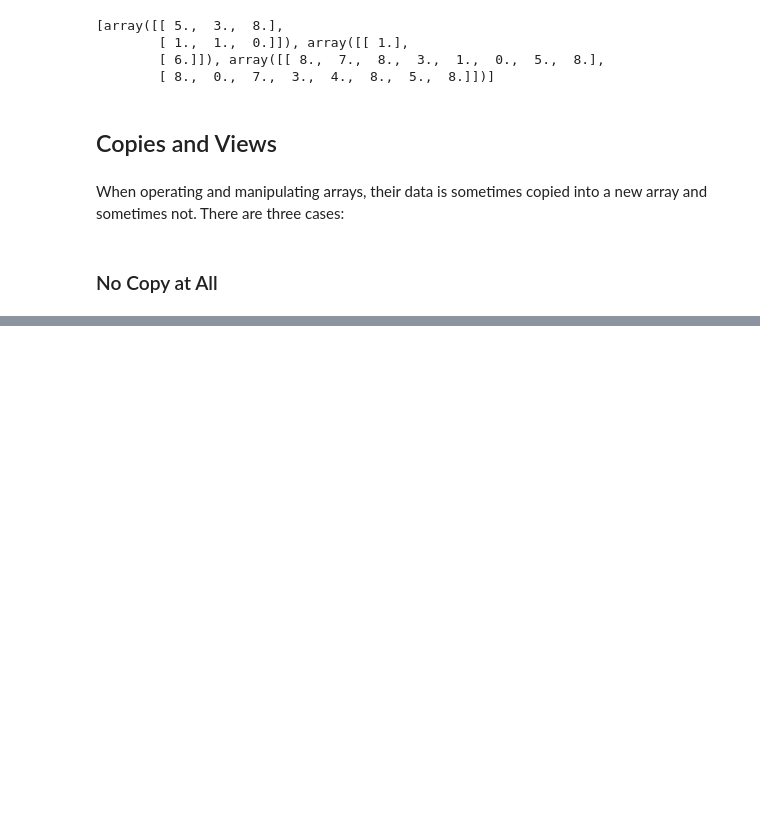
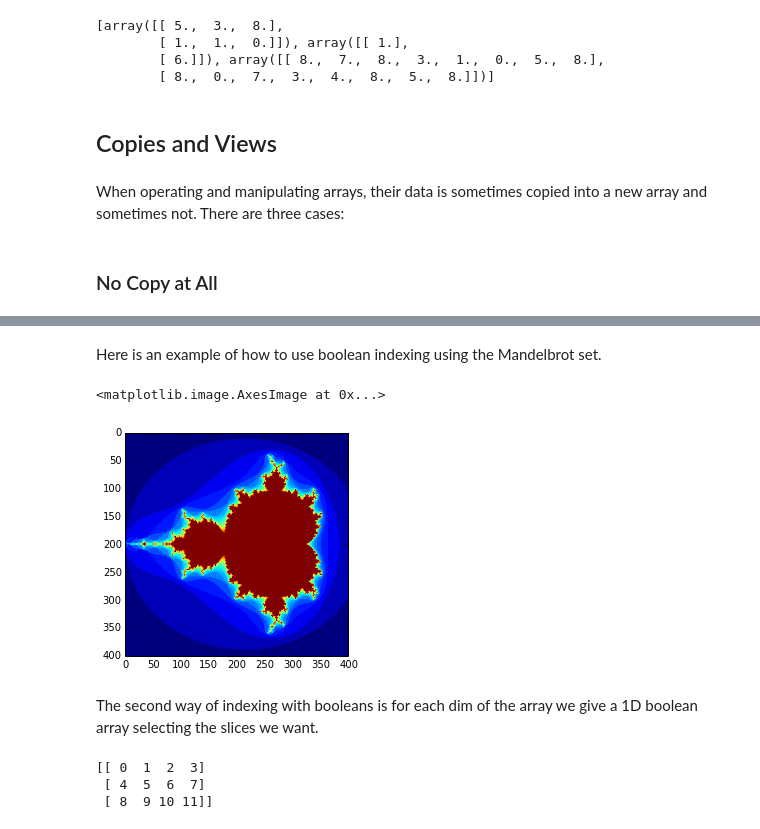
Before and after one commit to mscaudill/Tutorials, a Jupyter notebook: numpy-tutorial.ipynb, the cells around one changed output, grey strips where cells are left out. Drawn from its saved outputs; the diff is of its cells as text; code cells hidden in the pictures; blank space fills up the shorter version.

Commit message:
indexing and ix_() examples

```diff
--- a/numpy-tutorial.ipynb
+++ b/numpy-tutorial.ipynb
@@ -742,0 +800,2 @@ When operating and manipulating arrays, their data is sometimes copied into a ne
+# %%
+c.shape = 2,6
@@ -742,0 +806,2 @@ When operating and manipulating arrays, their data is sometimes copied into a ne
+# %%
+c[0,4] = 1234
@@ -742,0 +951,2 @@ When operating and manipulating arrays, their data is sometimes copied into a ne
+# %%
+i = np.array([[0,1],[1,2]]) # indices for the first dim
@@ -742,0 +1106,2 @@ When operating and manipulating arrays, their data is sometimes copied into a ne
+# %% [markdown]
+Here is an example of how to use boolean indexing using the Mandelbrot set.
@@ -742,0 +1114,24 @@ When operating and manipulating arrays, their data is sometimes copied into a ne
+# %%
+def mandelbrot(h, w, maxit=20):
+    """Returns an image of the Mandelbrot fractal of size (h,w)."""
+    # create a grid of complex numbers to sample from, remember we are looking for numbers c
+    # that satisfy z_n+1 = z_n^2 + c where z_n is not diverging.
+    y,x = np.ogrid[-1.4:1.4:h*1j, -2:.8:w*1j]
+    c = x+y*1j
+    z = c
+    divtime = maxit + np.zeros(z.shape,dtype=int)
+
+    for i in range(maxit):
+        z = z**2 + c
+        diverge = z*np.conj(z) > 2**2 # define here diverging, Here is also boolean indexing
+        div_now = diverge & (divtime==maxit) # who is diverging now
+        divtime[div_now] = i # not when we diverge
+        z[diverge] = 2 #don't allow too much diverging
+    return divtime
+# %%
+plt.imshow(mandelbrot(400,400))
+# %% [output]
+<matplotlib.image.AxesImage at 0x...>
+[figure, added]
+# %% [markdown]
+The second way of indexing with booleans is for each dim of the array we give a 1D boolean array selecting the slices we want.
@@ -742,0 +1140,6 @@ When operating and manipulating arrays, their data is sometimes copied into a ne
+# %%
+print a
+# %% [output]
+[[ 0  1  2  3]
+ [ 4  5  6  7]
+ [ 8  9 10 11]]
```
Also changed, not shown: parts of 124 cells of this notebook.
